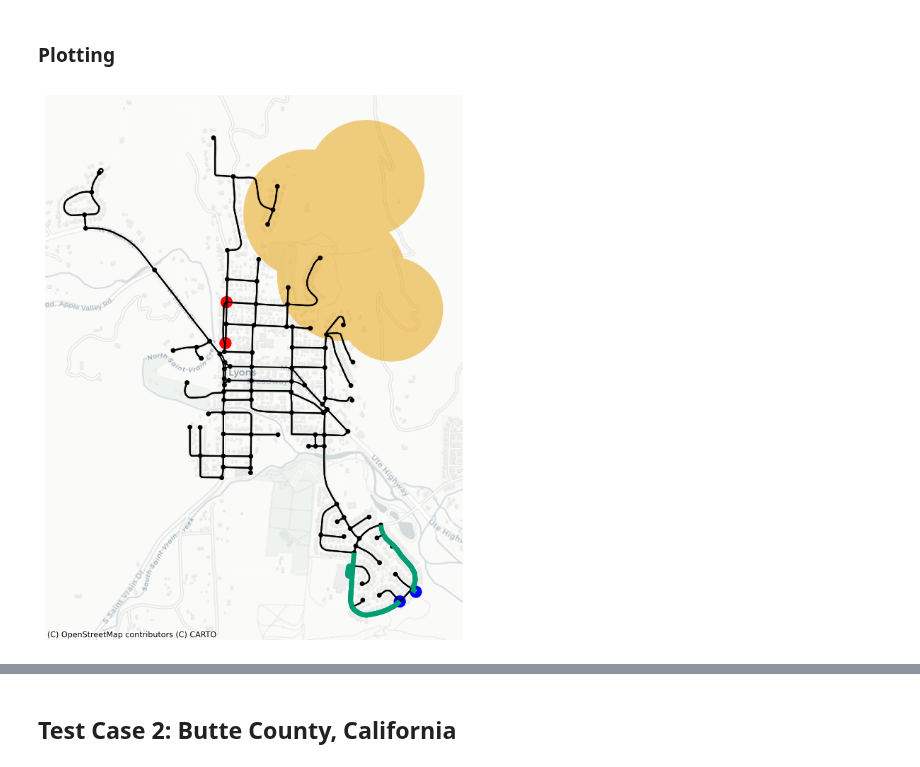
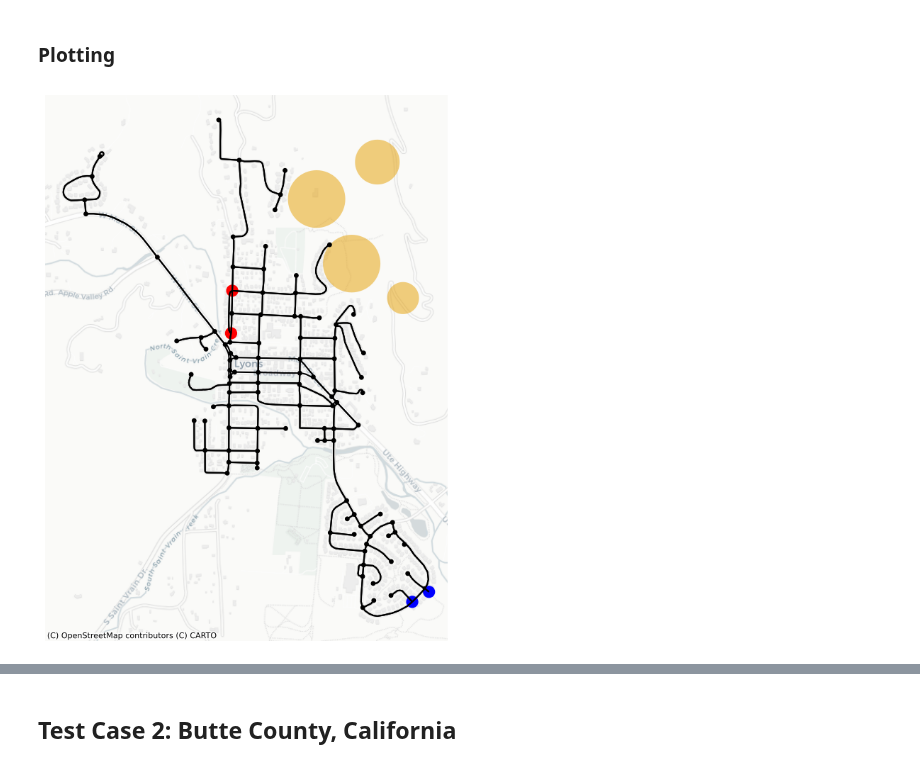
Before and after one commit to DillWithIt77/Fire_Evac_F22, a Jupyter notebook: Examples.ipynb, the cells around one changed output, grey strips where cells are left out. Cells and saved outputs as stored; diff of their text form; code cells hidden in the pictures.

```diff
--- a/Examples.ipynb
+++ b/Examples.ipynb
@@ -49,9 +49,9 @@ colored_max_flow_ten_merg = ex.color_max_flow(merged_tens.copy(),merged_dicts)
 # %% [markdown]
 ### Plotting
 # %%
-start_time_int = 21
-end_time_int = 24
-interval = True
+start_time_int = 0
+end_time_int = 0
+interval = False
 orig_graph = G
 
 ##### for orignal evac plan plots
@@ -85,32 +85,32 @@ fig, ax= plt.subplots(figsize=(10, 10))
 
 gwm_edges.plot(figsize=(10, 10), alpha=1, edgecolor = 'k',ax = ax)
 
 for edge in orig_flow_edges:
     gdf_selected_edge = gwm_edges[gwm_edges.index.isin([edge])]
     gdf_selected_edge.plot(ax=ax, color='#009E73', linewidth=5)
 
 if fire[end_time_int].geom_type == 'Polygon':
     ext = gpd.GeoSeries(fire[end_time_int])
     ext.crs = orig_crs
     gdf = gpd.GeoDataFrame(geometry=ext).to_crs(epsg=3857)
     x,y = Polygon(gdf['geometry'].iloc[0]).exterior.xy
     ax.fill(x,y,'#E69F00', alpha = 0.5)
 else:
     for geom in fire[end_time_int].geoms:
         ext = gpd.GeoSeries(geom)
         ext.crs = orig_crs
         gdf = gpd.GeoDataFrame(geometry=ext).to_crs(epsg=3857)
         xs, ys = Polygon(gdf['geometry'].iloc[0]).exterior.xy
         ax.fill(xs, ys, alpha=0.5, fc='#E69F00', ec='none')
 
 
 gwm_nodes.plot(figsize=(10, 10), alpha=1, color = [sup_dem_colors[node] for node in gwm_nodes.index],
                markersize = [size[node] for node in gwm_nodes.index] ,ax=ax)
 #### add base map as background
 cx.add_basemap(ax, source = cx.providers.CartoDB.Positron)
 
 ax.axis('off')
-# plt.savefig('lyons_flow_for_t_21_to_t_25.png')
+# plt.savefig('lyons_updated_plan_10_15.png')
 plt.show()
 # %% [output]
-[figure, old version]
+[figure, new version]
```
Also changed, not shown: parts of 8 cells of this notebook, 6 other files.
